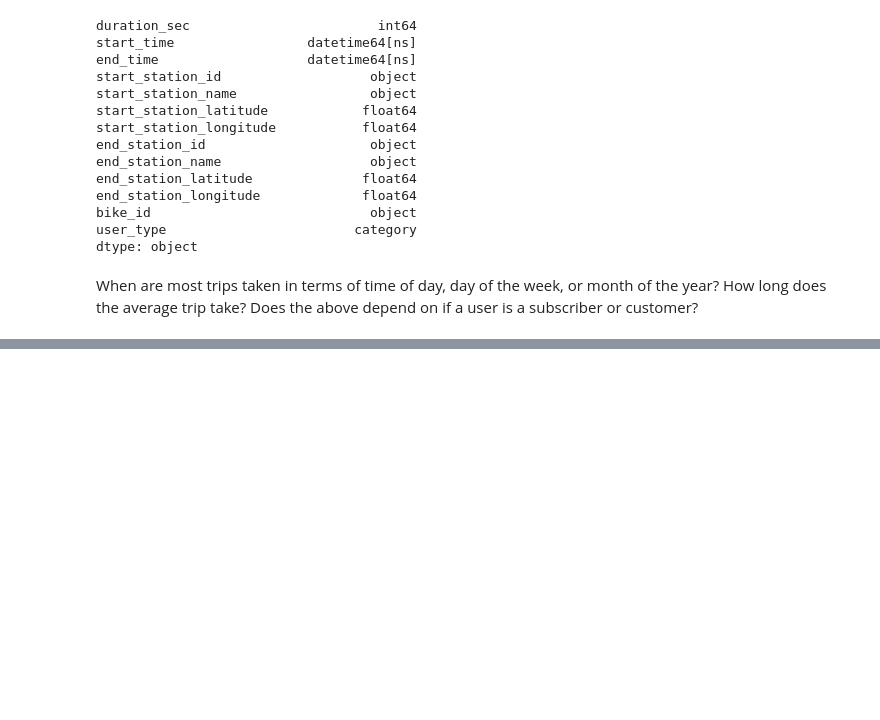
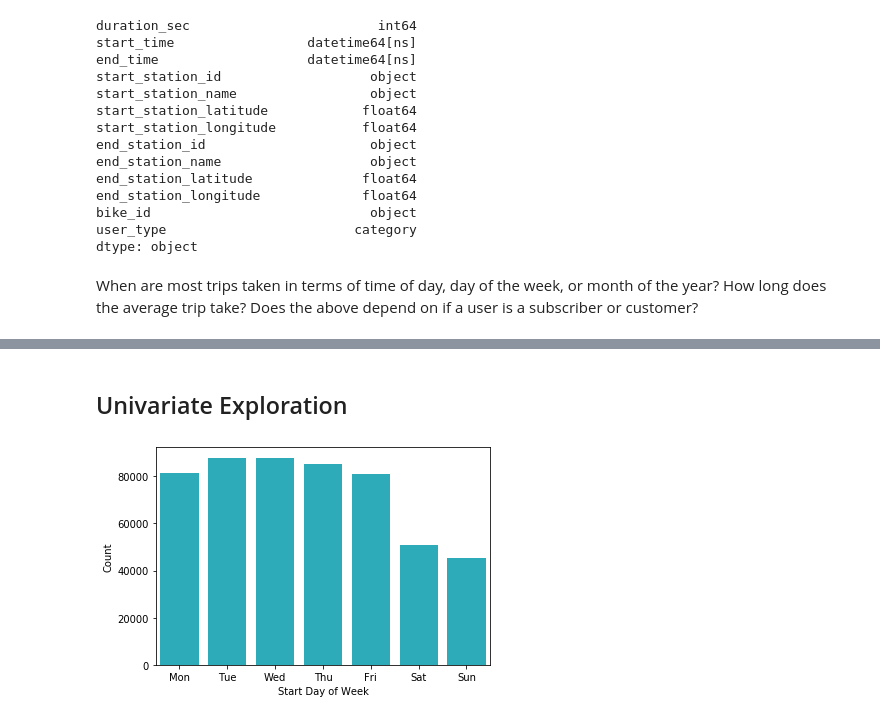
Before and after one commit to somya1212/Communicate-Ford-Bike-Data-Findings, a Jupyter notebook: exploration_template.ipynb, the cells around one changed output, grey strips where cells are left out. Drawn from its saved outputs; the diff is of its cells as text; code cells hidden in the pictures; blank space fills up the shorter version.

```diff
--- a/exploration_template.ipynb
+++ b/exploration_template.ipynb
@@ -193,6 +187,11 @@ df_new['end_week'] = df_new['end_time'].dt.week
+# %%
+df_new['start_week'] = df_new['start_time'].dt.weekday_name.str.slice(stop=3)
+df_new['end_week'] = df_new['end_time'].dt.weekday_name.str.slice(stop=3)
 # %%
-df_new['start_month'] = df_new['start_time'].dt.month
-df_new['end_month'] = df_new['end_time'].dt.month
+df_new['start_month'] = df_new['start_time'].dt.month_name().str.slice(stop=3)
+df_new['end_month'] = df_new['end_time'].dt.month_name().str.slice(stop=3)
+# %%
+df_new['duration_min']=df_new['duration_sec']/60
 # %%
 df_new.columns
 # %% [output]
@@ -205,3 +204,3 @@ Index(['duration_sec', 'start_time', 'end_time', 'start_station_id',
       dtype='object')
 # %%
-df_new.drop(['start_station_name', 'start_station_latitude','start_time','end_time' ,'start_station_longitude','end_station_name', 'end_station_latitude', 'end_station_longitude'], axis = 1, inplace=True)
+df_new.drop(['start_station_name','duration_sec','start_station_latitude','start_time','end_time' ,'start_station_longitude','end_station_name', 'end_station_latitude', 'end_station_longitude'], axis = 1, inplace=True)
@@ -216,0 +232,12 @@ df_new.tail()
+# %% [markdown]
+## Univariate Exploration
+# %%
+week_days = ['Mon', 'Tue', 'Wed', 'Thu', 'Fri', 'Sat', 'Sun']
+week_category = pd.api.types.CategoricalDtype(ordered=True, categories=week_days)
+df_new['start_week'] = df_new['start_week'].astype(week_category)
+base_color = sb.color_palette()[9]
+sb.countplot(data=df_new, x='start_week', color=base_color);
+plt.xlabel('Start Day of Week');
+plt.ylabel('Count');
+# %% [output]
+[figure, added]
```
Also changed, not shown: parts of 22 cells of this notebook.
